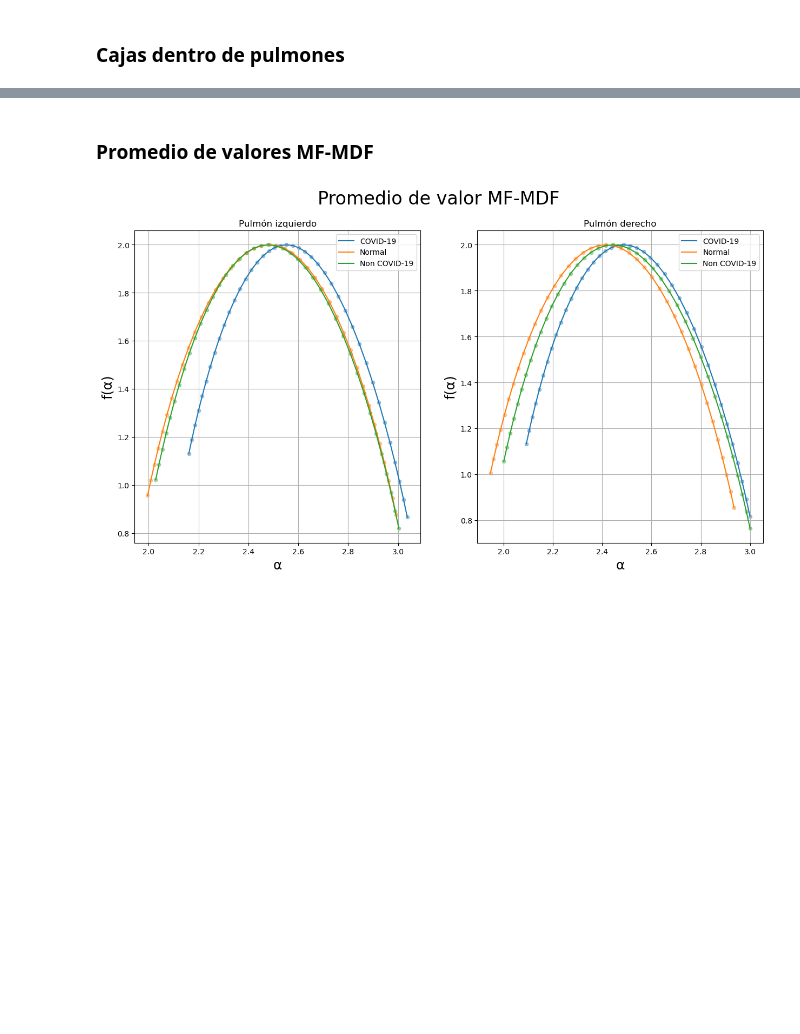
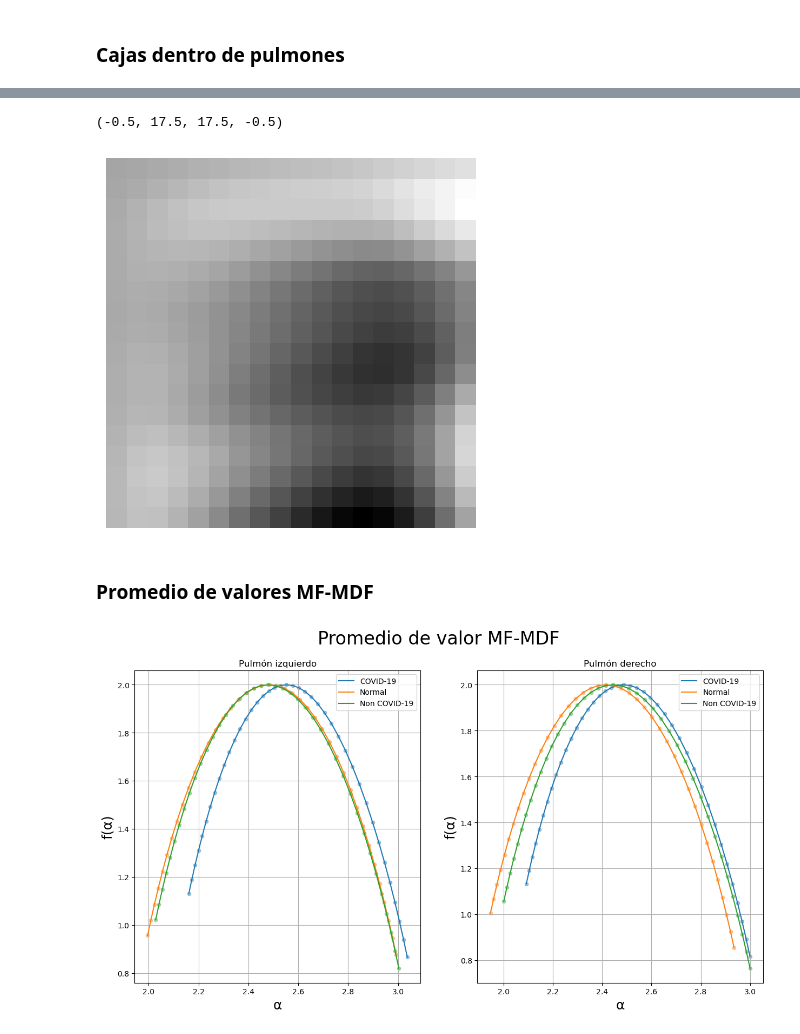
Before and after one commit to JardiGarci/CovidClassification, a Jupyter notebook: GeneraImages.ipynb, the cells around one changed output, grey strips where cells are left out. Drawn from its saved outputs; the diff is of its cells as text; code cells hidden in the pictures; blank space fills up the shorter version.

```diff
--- a/GeneraImages.ipynb
+++ b/GeneraImages.ipynb
@@ -67,3 +82,16 @@ plt.savefig("Images\Boxes.png", bbox_inches='tight')
+# %%
+def multidim_cumsum(a):
+	out = a[...,:].cumsum(-1)[...,:]
+	for i in range(2,a.ndim+1):
+		np.cumsum(out, axis=-i, out=out)
+	return out
+caja_acumulada = multidim_cumsum(caja)
+# %%
+plt.imshow(caja_acumulada, cmap="gray")
+plt.axis("off")
+# %% [output]
+(-0.5, 17.5, 17.5, -0.5)
+[figure, added]
 # %% [markdown]
 ### Promedio de valores MF-MDF
 # %%
```
Also changed, not shown: parts of 6 cells of this notebook, 10 other files.
